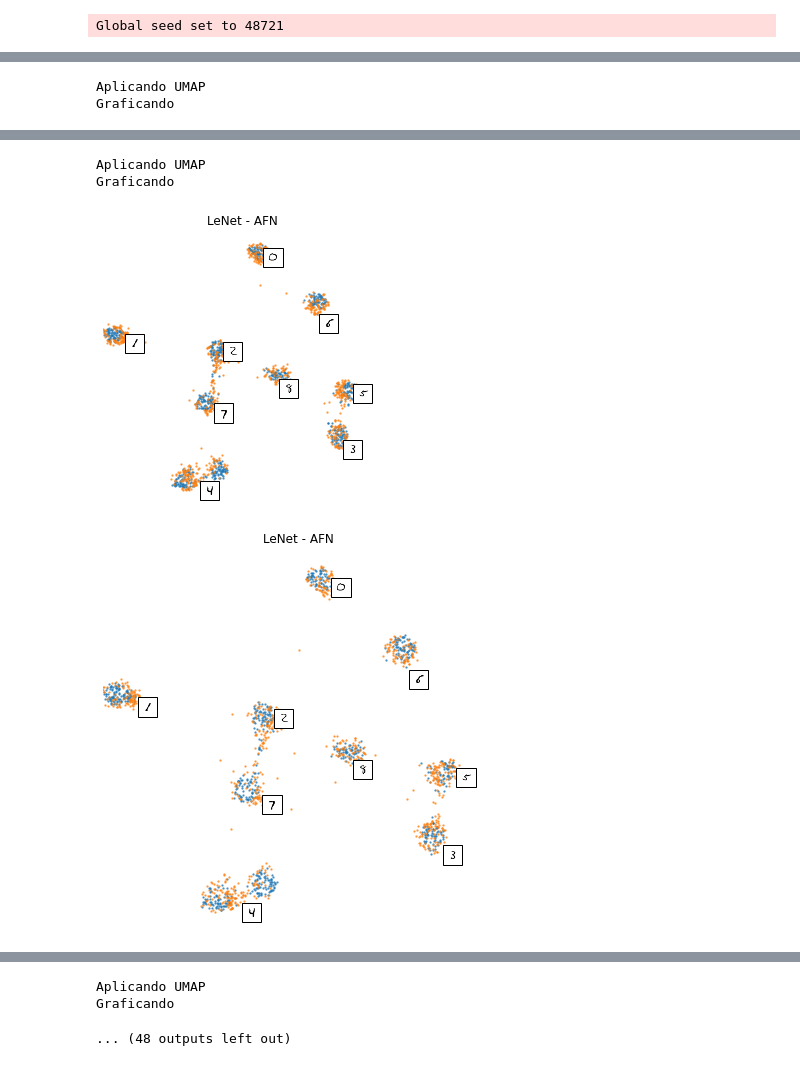
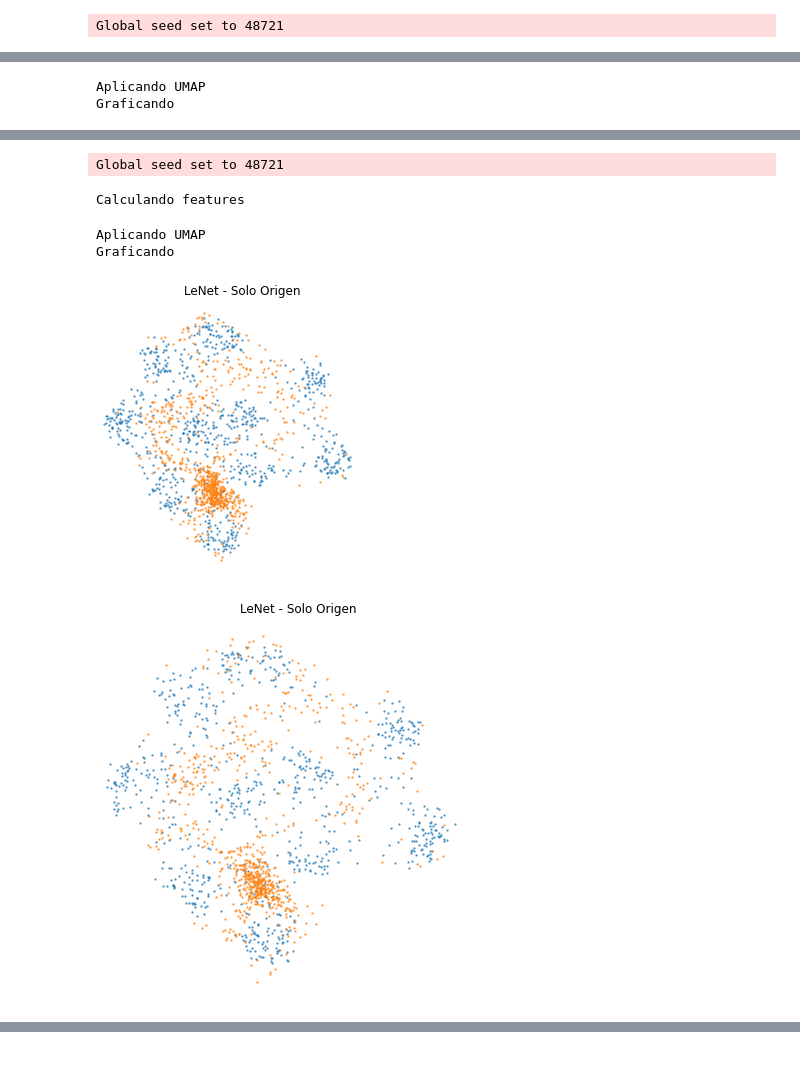
Before and after one commit to flianza/ocr-telegrams-with-domain-adaptation, a Jupyter notebook: notebooks/eda_espacios_latentes.ipynb, the cells around one changed output, grey strips where cells are left out. Cells and saved outputs as stored; diff of their text form; code cells hidden in the pictures.

```diff
--- a/notebooks/eda_espacios_latentes.ipynb
+++ b/notebooks/eda_espacios_latentes.ipynb
@@ -40,18 +41,19 @@ def embedding_plot(X_s, X_t, s_X, figsize=(7, 7)):
     ax.scatter(X_s[idx, 0], X_s[idx, 1], alpha=0.6, s=2, label="MNIST")
     ax.scatter(X_t[idx, 0], X_t[idx, 1], alpha=0.6, s=2, label="TDS")
 
-    shown_images = np.array([[1.0, 1.0]])
+    # shown_images = np.array([[1.0, 1.0]])
+    # offset = 0.05
+    # for i in range(X_s.shape[0]):
+    #     if np.min(np.sum((X_s[i] - shown_images) ** 2, axis=1)) < 5e-2:
+    #         continue
+    #     shown_images = np.r_[shown_images, [X_s[i]]]
+    #     ax.add_artist(offsetbox.AnnotationBbox(offsetbox.OffsetImage(s_X[i][0, :, :], cmap=plt.cm.gray_r, zoom=0.4), (X_s[i][0] + offset, X_s[i][1] - offset)))
     offset = 0.05
-    for i in range(X_s.shape[0]):
-        if np.min(np.sum((X_s[i] - shown_images) ** 2, axis=1)) < 5e-2:
-            continue
-        shown_images = np.r_[shown_images, [X_s[i]]]
-        ax.add_artist(offsetbox.AnnotationBbox(offsetbox.OffsetImage(s_X[i][0, :, :], cmap=plt.cm.gray_r, zoom=0.4), (X_s[i][0] + offset, X_s[i][1] - offset)))
     plt.axis('off')
     plt.xlim(X_s.min(), X_s.max() + offset * 2)
     plt.xlim(X_s.min(), X_s.max() + offset * 2)
 # %%
-das = ["afn", "source_only", "dann", "adda", "bsp", "mdd"]
+das = ["source_only"]
 modelos = ["resnet", "lenet"]
 nombres = {
     'afn': "AFN",
@@ -74,7 +76,7 @@ for da in das:
         else:
             feature_extractor = nn.Sequential(model.backbone, model.bottleneck)
 
-        feature_extractor = feature_extractor.to("cuda")
+        feature_extractor = feature_extractor.to("mps")
 
         dm = DomainAdaptationDataModule(transform=backbone.data_transform())
         dm.setup(None)
@@ -87,14 +89,14 @@ for da in das:
 
         print("Calculando features")
         for idx, batch in enumerate(tqdm(dataloader)):
-            if idx > 10:
+            if idx > 15:
                 break
 
             x_s, _ = batch["mnist"]
             x_t, _ = batch["tds"]
 
-            x_s = x_s.to("cuda")
-            x_t = x_t.to("cuda")
+            x_s = x_s.to("mps")
+            x_t = x_t.to("mps")
 
             f_s = feature_extractor(x_s)
             f_t = feature_extractor(x_t)
@@ -137,4 +138,6 @@ Calculando features
-Aplicando UMAP
-Graficando
+Global seed set to 48721
+Calculando features
+Aplicando UMAP
+Graficando
-[figure, old version]
+[figure, new version]
-[figure, old version]
+[figure, new version]
@@ -144,3 +144,0 @@ Calculando features
-Aplicando UMAP
-Graficando
-... (48 outputs left out)
```
Also changed, not shown: parts of 2 cells of this notebook, 46 other files.
